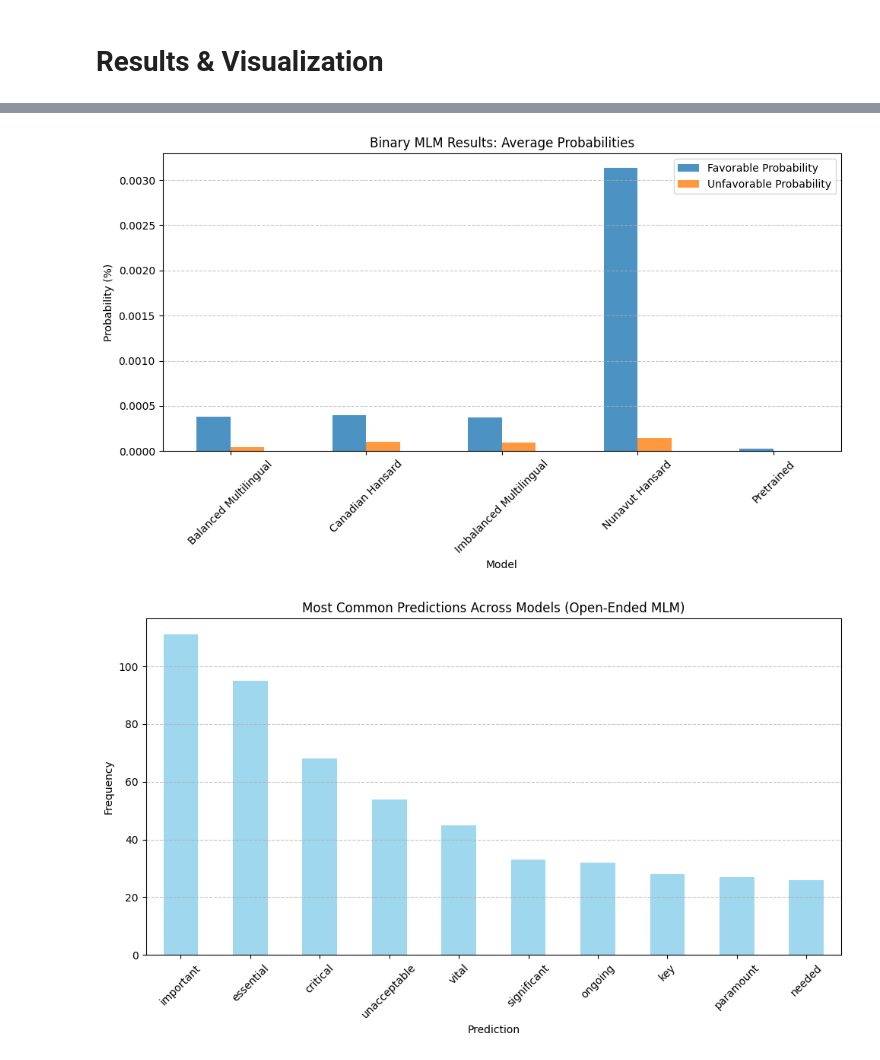
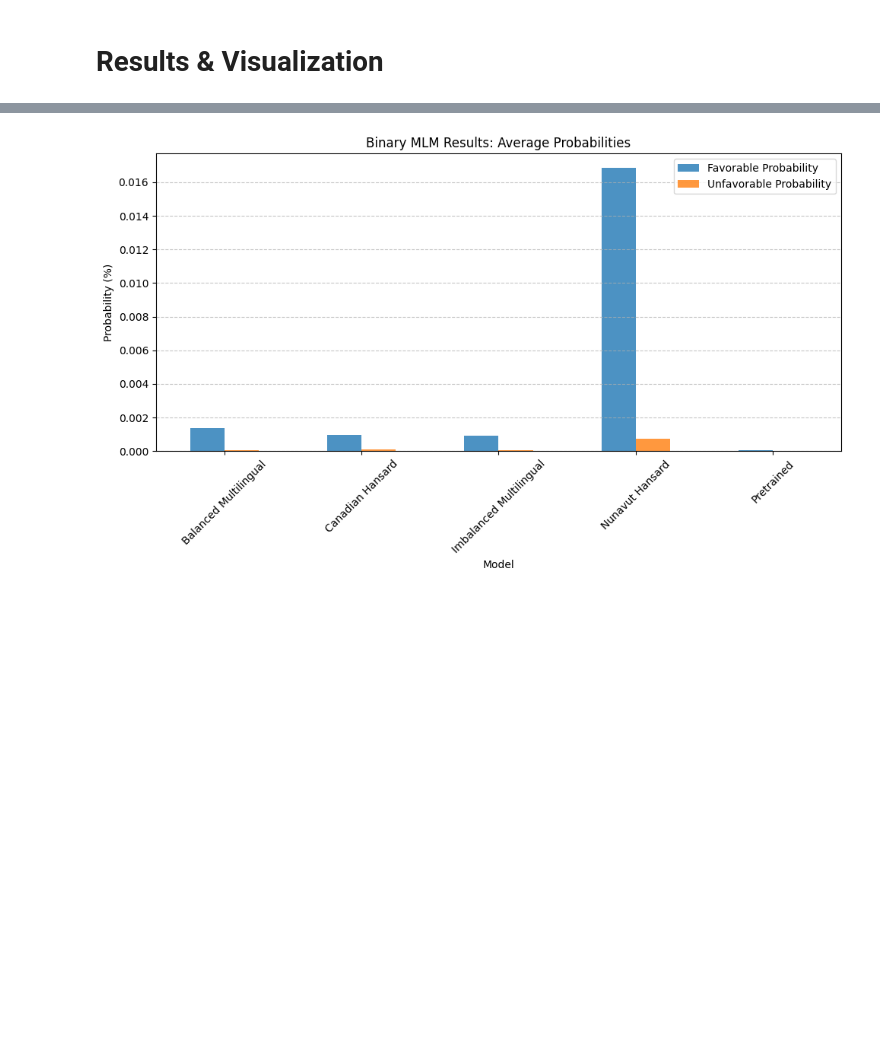
Before and after one commit to asaad02/Analyzing-Bias-Transfer-in-Multilingual-Transformer-Models, a Jupyter notebook: Files/benchmarking_comp550_final_models.ipynb, the cells around one changed output, grey strips where cells are left out. Saved outputs shown, nothing was run; the diff lists cells and outputs as text; code cells hidden in the pictures; blank space fills up the shorter version.

```diff
--- a/Files/benchmarking_comp550_final_models.ipynb
+++ b/Files/benchmarking_comp550_final_models.ipynb
@@ -236,58 +338,57 @@ import pandas as pd
 import matplotlib.pyplot as plt
 
 # Load results
-open_ended_results = pd.read_csv("/content/drive/MyDrive/COMP550/final_project/results/open_ended_mlm_results.csv")
-binary_results = pd.read_csv("/content/drive/MyDrive/COMP550/final_project/results/binary_mlm_results.csv")
+open_ended_results = pd.read_csv("/content/drive/MyDrive/COMP550/final_project/results/open_ended_mlm_results_with_prob_and_categories_validated.csv")
+binary_results = pd.read_csv("/content/drive/MyDrive/COMP550/final_project/results/binary_mlm_results_with_probs_and_themes_validated.csv")
 
 # Clean special RoBERTa tokens in open-ended results
 def clean_predictions(predictions):
     predictions = predictions.replace("Ġ", "").replace("##", "").strip()
     predictions = predictions.strip("[]").replace("'", "").split(", ")
     return [pred.strip() for pred in predictions]
 
-open_ended_results["Top Predictions"] = open_ended_results["Top Predictions"].apply(clean_predictions)
+# open_ended_results["Predictions (Token:Probability)"] = open_ended_results["Predictions (Token:Probability)"].apply(clean_predictions)
 
 # Summarize binary results
 binary_summary = binary_results.groupby("Model")[["Favorable Probability", "Unfavorable Probability"]].mean()
 
 # Convert probabilities to percentages for visualization
 binary_summary *= 100
 
 # Plot binary results as bar charts
 def plot_binary_results(binary_summary):
     binary_summary.plot(kind="bar", figsize=(10, 6), alpha=0.8)
     plt.title("Binary MLM Results: Average Probabilities")
     plt.ylabel("Probability (%)")
     plt.xlabel("Model")
     plt.xticks(rotation=45)
     plt.grid(axis="y", linestyle="--", alpha=0.7)
     plt.legend(["Favorable Probability", "Unfavorable Probability"])
     plt.tight_layout()
     plt.show()
 
 plot_binary_results(binary_summary)
 
-# Analyze open-ended results
-def summarize_open_ended_results(open_ended_results):
-    # Flatten top predictions for frequency analysis
-    all_predictions = open_ended_results["Top Predictions"].explode()
-    top_predictions_count = all_predictions.value_counts().head(10)
+# # Analyze open-ended results
+# def summarize_open_ended_results(open_ended_results):
+#     # Flatten top predictions for frequency analysis
+#     all_predictions = open_ended_results["Top Predictions"].explode()
+#     top_predictions_count = all_predictions.value_counts().head(10)
 
-    # Plot top predictions as a bar chart
-    plt.figure(figsize=(10, 6))
-    top_predictions_count.plot(kind="bar", color="skyblue", alpha=0.8)
-    plt.title("Most Common Predictions Across Models (Open-Ended MLM)")
-    plt.ylabel("Frequency")
-    plt.xlabel("Prediction")
-    plt.xticks(rotation=45)
-    plt.grid(axis="y", linestyle="--", alpha=0.7)
-    plt.tight_layout()
-    plt.show()
+#     # Plot top predictions as a bar chart
+#     plt.figure(figsize=(10, 6))
+#     top_predictions_count.plot(kind="bar", color="skyblue", alpha=0.8)
+#     plt.title("Most Common Predictions Across Models (Open-Ended MLM)")
+#     plt.ylabel("Frequency")
+#     plt.xlabel("Prediction")
+#     plt.xticks(rotation=45)
+#     plt.grid(axis="y", linestyle="--", alpha=0.7)
+#     plt.tight_layout()
+#     plt.show()
 
-summarize_open_ended_results(open_ended_results)
+# summarize_open_ended_results(open_ended_results)
 # %% [output]
-[figure, old version]
+[figure, new version]
-[figure, removed]
 # %%
 import pandas as pd
 import matplotlib.pyplot as plt
```
Also changed, not shown: parts of 14 cells of this notebook.
